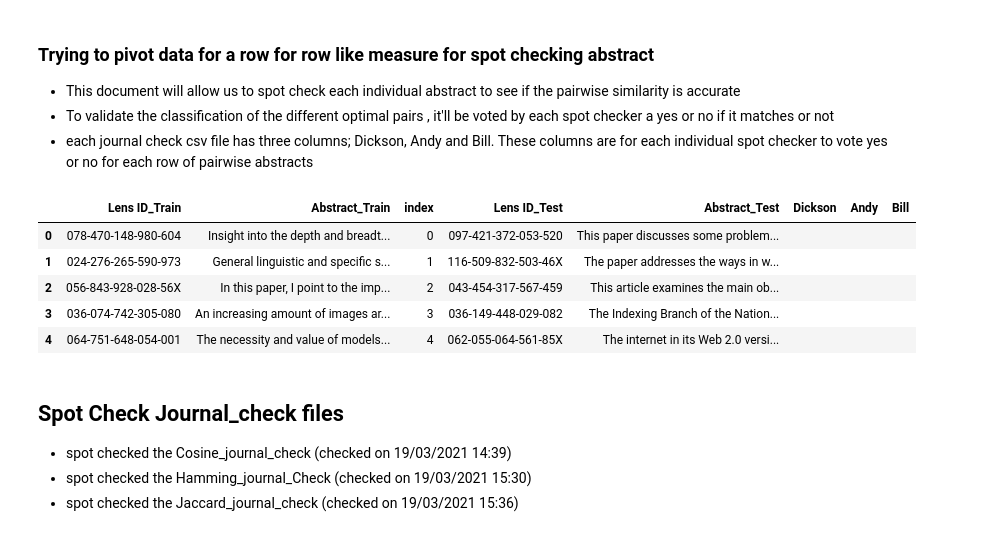
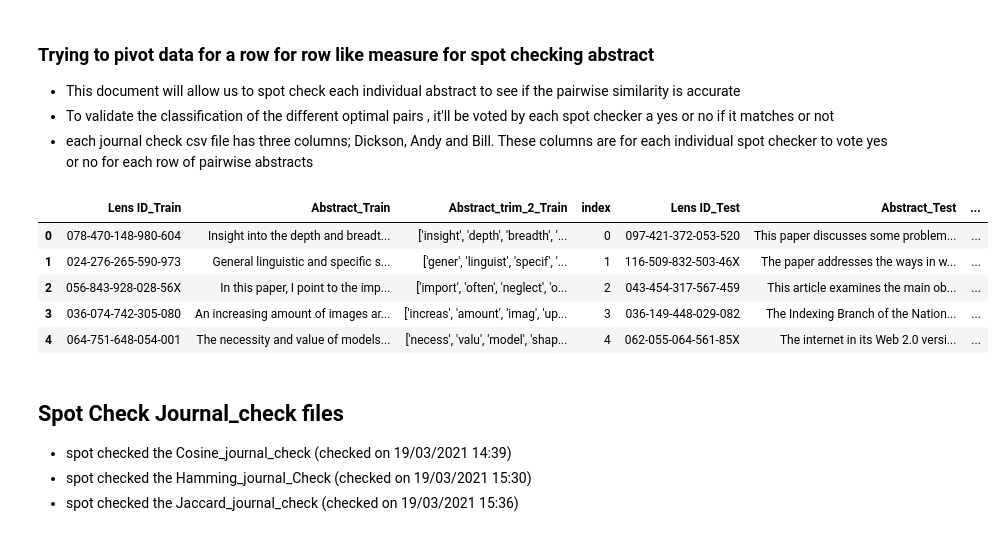
Before and after one commit to andymccall896/Journal_managementNP, a Jupyter notebook: 02-Python Scripts - Data Wrangling/Development/Text_data_wrangling_dev.ipynb, the cells around one changed output. Drawn from its saved outputs; the diff is of its cells as text; code cells hidden in the pictures.

```diff
--- a/02-Python Scripts - Data Wrangling/Development/Text_data_wrangling_dev.ipynb
+++ b/02-Python Scripts - Data Wrangling/Development/Text_data_wrangling_dev.ipynb
@@ -71,13 +72,37 @@ dframetrim.head()
 from nltk.corpus import stopwords
 englishstopwords = stopwords.words('english')
 
+#### Print out the list of stop words for Bill proudfit
+#pd.DataFrame(stopwords.words('english')).to_csv(r"C:\Users\andym\Desktop\Datafancy\Journal_managementNP\04-final_datatsets\stopword_corpus.csv")
 dframetrim['Abstract_trim_2'] = dframetrim['Abstract']
+# original code
+#for i in range(len(dframetrim['Abstract'])):
+#    dframetrim['Abstract_trim_2'].values[i]  = re.sub('[^A-Za-z0-9]+', ' ', dframetrim['Abstract_trim_2'].values[i].lower()) ## Lower case and special characters removed
+
+##### Add extra conditions on the dataset
 
 for i in range(len(dframetrim['Abstract'])):
-    dframetrim['Abstract_trim_2'].values[i]  = re.sub('[^A-Za-z0-9]+', ' ', dframetrim['Abstract_trim_2'].values[i].lower()) ## Lower case and special characters removed
-    dframetrim['Abstract_trim_2'].values[i]  = dframetrim['Abstract_trim_2'].values[i].split(' ') ## tokenise
-##### I might need to look up lambda
+    dframetrim['Abstract_trim_2'].values[i]  = re.sub('[^A-Za-z0-9]+', ' ', dframetrim['Abstract_trim_2'].values[i]) ## Lower case and special characters removed
+    dframetrim['Abstract_trim_2'].values[i]  = dframetrim['Abstract_trim_2'].values[i].split(' ')
+
+### Remove lowercase characters that are a length of 3 or less
+### This should be printed out for Bill proudfit ## tokenise
+
+empty_word_list = []
+for id,i in enumerate(dframetrim['Abstract_trim_2']):
+    for id2,ii in enumerate(i):
+        if ii.islower() == True and len(ii) <= 3:
+            empty_word_list.append(ii)
+        elif ii.islower() == False:
+            pass
+#### Empty_word_list should be sent to bill proudfit
+
+for id, i in enumerate(dframetrim['Abstract_trim_2']):
+    dframetrim['Abstract_trim_2'].values[id] = [x.lower() for x in dframetrim['Abstract_trim_2'].values[id]] ### lowercases
+
+dframetrim['Abstract_trim_2'] = dframetrim['Abstract_trim_2'].apply(lambda x: [item for item in x if item not in empty_word_list])
 dframetrim['Abstract_trim_2'] = dframetrim['Abstract_trim_2'].apply(lambda x: [item for item in x if item not in stopwords.words('english')]) ## Stopwords
+dframetrim['Abstract_trim_2'] = dframetrim['Abstract_trim_2'].apply(lambda x: [item for item in x if item not in empty_word_list])
 dframetrim['Abstract_trim_2'] =  dframetrim['Abstract_trim_2'].apply(lambda x: [porter.stem(item) for item in x ]) ## Stemming
 # %% [output]
 A value is trying to be set on a copy of a slice from a DataFrame.
@@ -670,7 +683,7 @@ rank_matrix_jaccard_df.head()
 # %%
 ##### Import the Journal_Dataframe
 dataframe_journal = pd.read_csv(r"C:\Users\andym\Desktop\Datafancy\Journal_managementNP\04-final_datatsets\Dataframe_journal.csv")
-abstract_df = dataframe_journal[['Lens ID','Abstract']]
+abstract_df = dataframe_journal[['Lens ID','Abstract','Abstract_trim_2']]
 
 #######################################################################################
 ########################## Cosine Similarity #########################################
@@ -700,42 +713,41 @@ hamming_train_column = pd.DataFrame(rank_matrix_hamming_df['Lens ID']).reset_ind
 hamming_train_column['index'] = hamming_train_column.index
 hamming_train_column_abs = hamming_train_column.merge(abstract_df,on = 'Lens ID', how = 'left',suffixes = ('Train_','Train_'))
 
 hamming_test_column  = pd.DataFrame(rank_matrix_hamming_df.columns[rank_matrix_hamming_df.columns != 'Lens ID'])
 hamming_test_column['index'] = hamming_test_column.index
 hamming_test_column_abs = hamming_test_column.merge(abstract_df,on = 'Lens ID', how = 'left',suffixes = ('Test_','Test_'))
 
+hamming_journal_check = hamming_train_column_abs.merge(hamming_test_column_abs,on = 'index', how = 'left', suffixes=('_Train', '_Test'))
 
 hamming_journal_check['Dickson'],hamming_journal_check['Andy'],hamming_journal_check['Bill'] = '','',''
-hamming_journal_check = hamming_train_column_abs.merge(hamming_test_column_abs,on = 'index', how = 'left', suffixes=('_Train', '_Test'))
-
 hamming_journal_check.to_csv(r"C:\Users\andym\Desktop\Datafancy\Journal_managementNP\04-final_datatsets\hamming_journal_check_df_final.csv")
 #######################################################################################
 ########################## Jaccard Similarity #########################################
 
 jaccard_train_column = pd.DataFrame(rank_matrix_jaccard_df['Lens ID']).reset_index()
 jaccard_train_column['index'] = jaccard_train_column.index
 jaccard_train_column_abs = jaccard_train_column.merge(abstract_df,on = 'Lens ID', how = 'left',suffixes = ('Train_','Train_'))
 
 jaccard_test_column  = pd.DataFrame(rank_matrix_jaccard_df.columns[rank_matrix_jaccard_df.columns != 'Lens ID'])
 jaccard_test_column['index'] = jaccard_test_column.index
 jaccard_test_column_abs = jaccard_test_column.merge(abstract_df,on = 'Lens ID', how = 'left',suffixes = ('Test_','Test_'))
 
+jaccard_journal_check = jaccard_train_column_abs.merge(jaccard_test_column_abs,on = 'index', how = 'left', suffixes=('_Train', '_Test'))
 
 jaccard_journal_check['Dickson'],jaccard_journal_check['Andy'],jaccard_journal_check['Bill'] = '','',''
-jaccard_journal_check = jaccard_train_column_abs.merge(jaccard_test_column_abs,on = 'index', how = 'left', suffixes=('_Train', '_Test'))
 
 jaccard_journal_check.to_csv(r"C:\Users\andym\Desktop\Datafancy\Journal_managementNP\04-final_datatsets\jaccard_journal_check_df_final.csv")
 ################################################################################################################################
 ################################### Cosine spot check outputs ##################################################################
 
 cosine_journal_check.head()
 # %% [output]
-|  | Lens ID_Train | Abstract_Train | index | Lens ID_Test | Abstract_Test | Dickson | Andy | Bill |
-| 0 | 078-470-148-980-604 | Insight into the depth and breadt... | 0 | 097-421-372-053-520 | This paper discusses some problem... |  |  |  |
-| 1 | 024-276-265-590-973 | General linguistic and specific s... | 1 | 116-509-832-503-46X | The paper addresses the ways in w... |  |  |  |
-| 2 | 056-843-928-028-56X | In this paper, I point to the imp... | 2 | 043-454-317-567-459 | This article examines the main ob... |  |  |  |
-| 3 | 036-074-742-305-080 | An increasing amount of images ar... | 3 | 036-149-448-029-082 | The Indexing Branch of the Nation... |  |  |  |
-| 4 | 064-751-648-054-001 | The necessity and value of models... | 4 | 062-055-064-561-85X | The internet in its Web 2.0 versi... |  |  |  |
+|  | Lens ID_Train | Abstract_Train | Abstract_trim_2_Train | index | Lens ID_Test | Abstract_Test | ... |
+| 0 | 078-470-148-980-604 | Insight into the depth and breadt... | ['insight', 'depth', 'breadth', '... | 0 | 097-421-372-053-520 | This paper discusses some problem... | ... |
+| 1 | 024-276-265-590-973 | General linguistic and specific s... | ['gener', 'linguist', 'specif', '... | 1 | 116-509-832-503-46X | The paper addresses the ways in w... | ... |
+| 2 | 056-843-928-028-56X | In this paper, I point to the imp... | ['import', 'often', 'neglect', 'o... | 2 | 043-454-317-567-459 | This article examines the main ob... | ... |
+| 3 | 036-074-742-305-080 | An increasing amount of images ar... | ['increas', 'amount', 'imag', 'up... | 3 | 036-149-448-029-082 | The Indexing Branch of the Nation... | ... |
+| 4 | 064-751-648-054-001 | The necessity and value of models... | ['necess', 'valu', 'model', 'shap... | 4 | 062-055-064-561-85X | The internet in its Web 2.0 versi... | ... |
 # %% [markdown]
 ## Spot Check Journal_check files
 * spot checked the Cosine_journal_check (checked on 19/03/2021 14:39)
```
Also changed, not shown: parts of 9 cells of this notebook, 8 other files.
